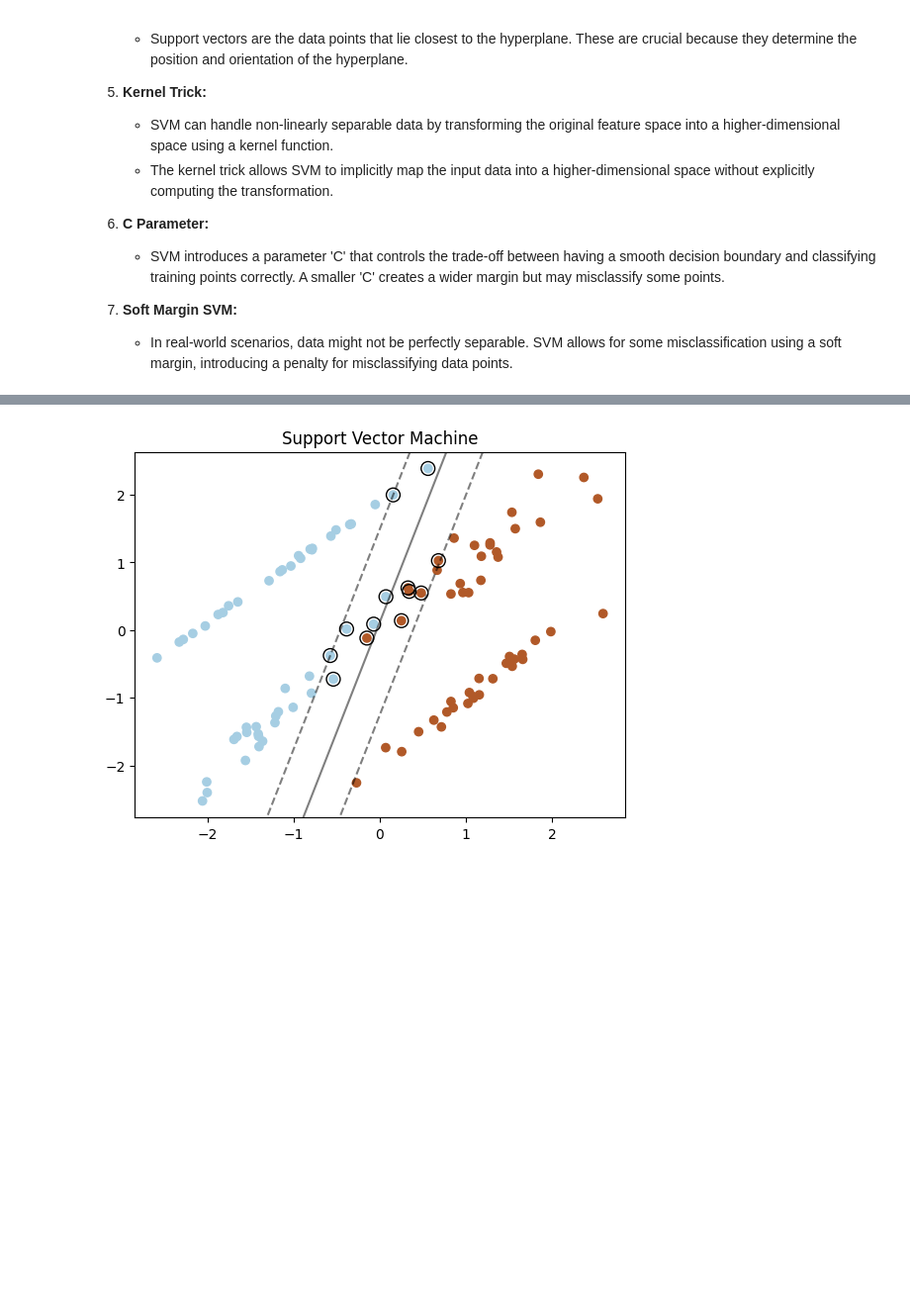
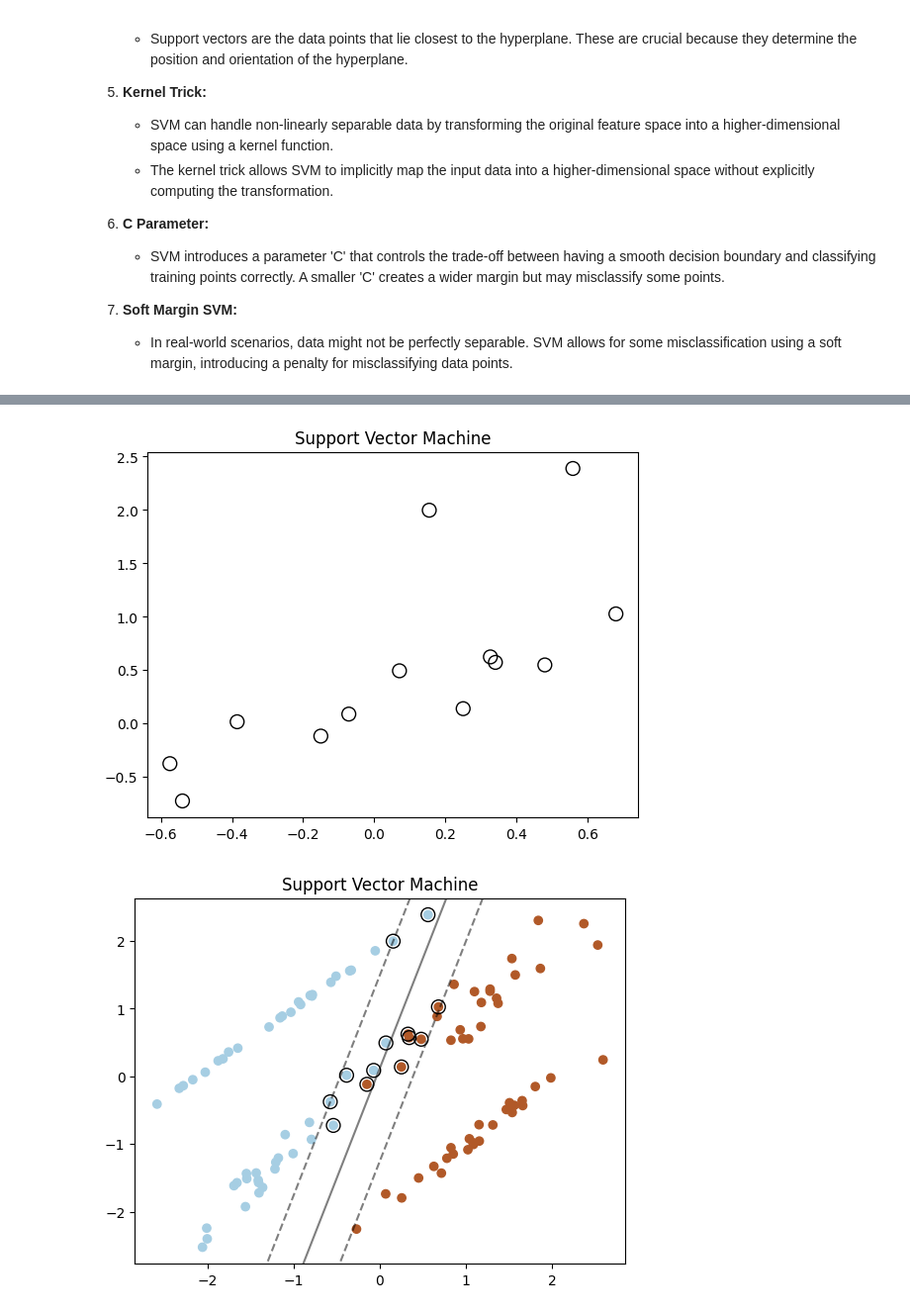
Before and after one commit to shfarhaan/ml-notebooks, a Jupyter notebook: SVM/basics.ipynb, the cells around one changed output, grey strips where cells are left out. Shown: that part at 99% size. Saved outputs shown, nothing was run; the diff lists cells and outputs as text; code cells hidden in the pictures; blank space fills up the shorter version.

```diff
--- a/SVM/basics.ipynb
+++ b/SVM/basics.ipynb
@@ -47 +62,8 @@ ylim = ax.get_ylim()
+# %%
+# Plot support vectors
+plt.scatter(clf.support_vectors_[:, 0], clf.support_vectors_[:, 1], s=100, facecolors='none', edgecolors='k')
+plt.title('Support Vector Machine')
+plt.show()
+# %% [output]
+[figure, added]
 # %%
```
Also changed, not shown: parts of 5 cells of this notebook.
